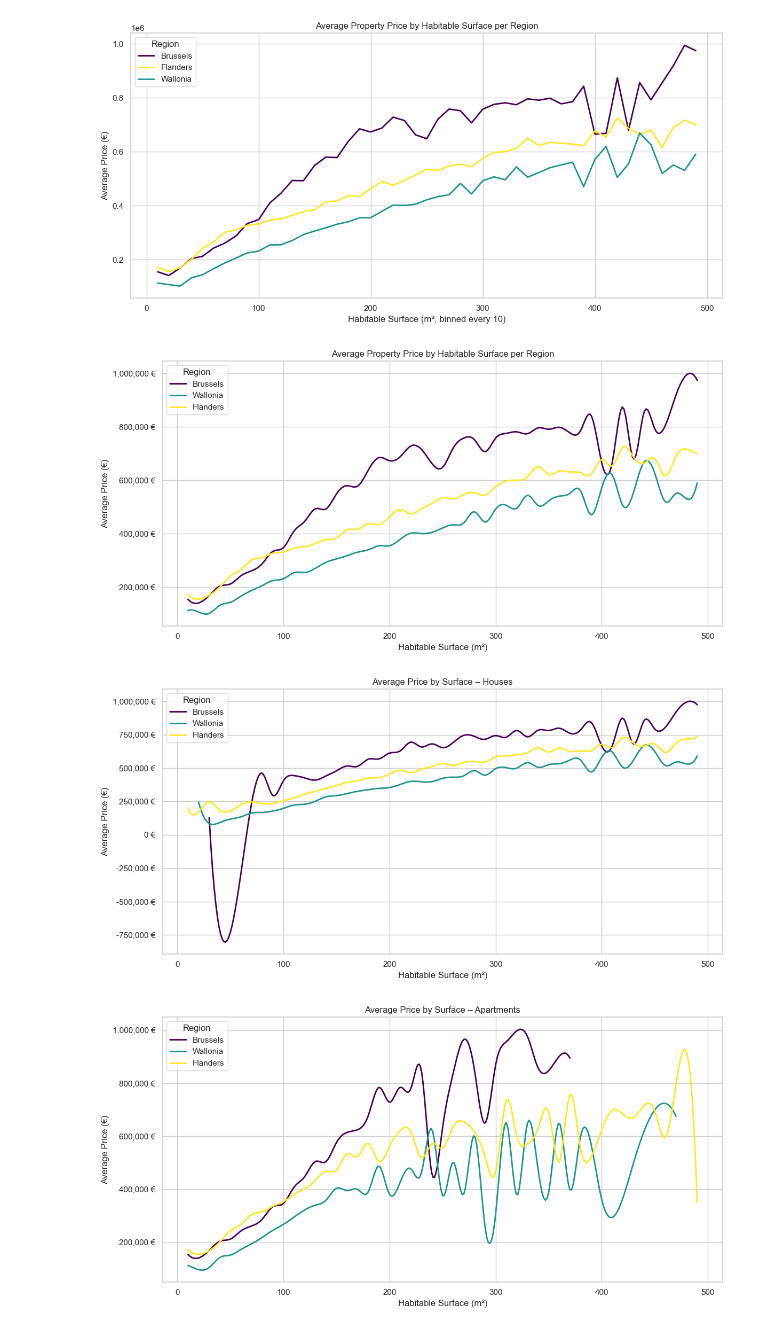
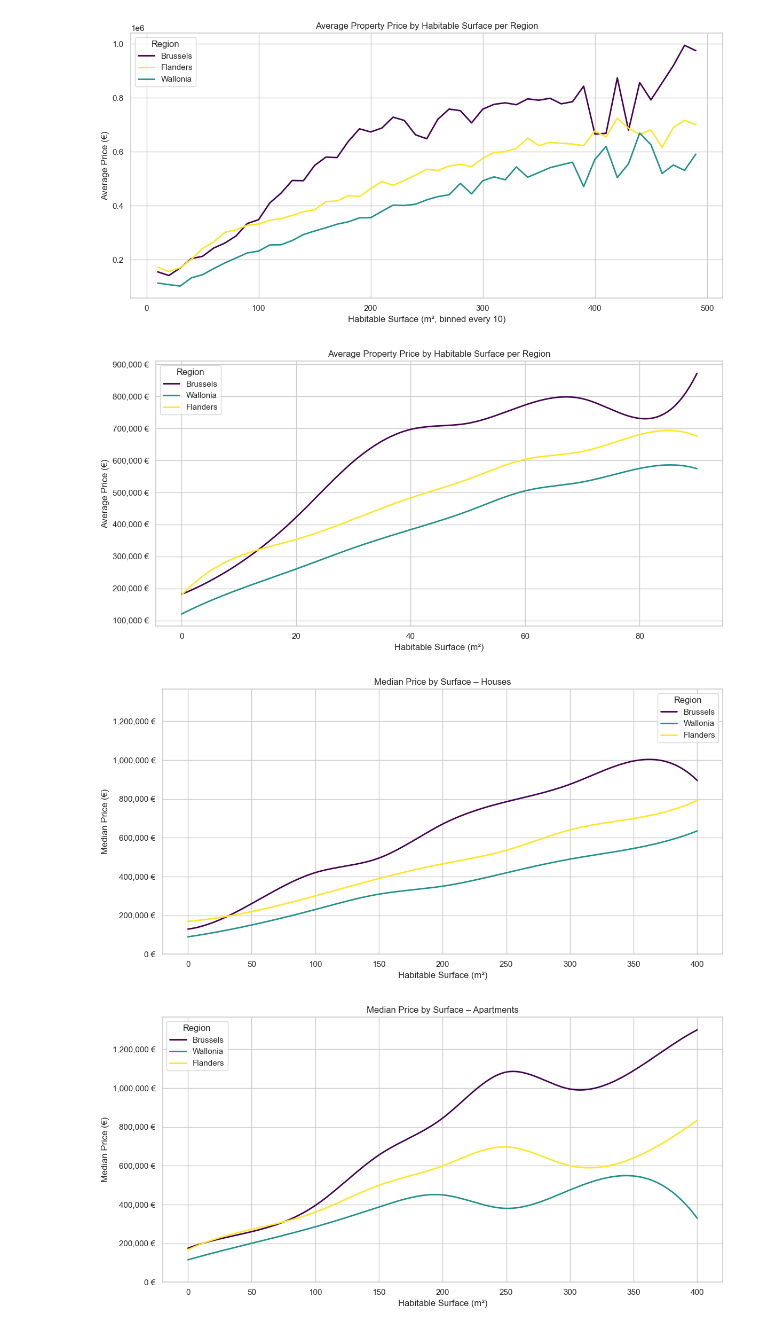
Before and after one commit to meganmarchale/ImmoEliza_analysis, a Jupyter notebook: utils/graphs/clean_graphs_Meg.ipynb, the cells around one changed output. Drawn from its saved outputs; the diff is of its cells as text; code cells hidden in the pictures.

```diff
--- a/utils/graphs/clean_graphs_Meg.ipynb
+++ b/utils/graphs/clean_graphs_Meg.ipynb
@@ -298,7 +292,7 @@ df = df.dropna(subset=['price', 'habitableSurface', 'region'])
 df = df[(df['price'] < 1_000_000) & (df['habitableSurface'] < 500)]
 
 # Bin surface
-df['surface_bin'] = (df['habitableSurface'] // 10) * 10
+df['surface_bin'] = (df['habitableSurface'] // 50) * 10
 grouped = df.groupby(['region', 'surface_bin'])['price'].mean().reset_index()
 
 # Seaborn style
@@ -320,8 +314,7 @@ for region, color in region_palette.items():
     x = region_data['surface_bin']
     y = region_data['price']
 
-    if len(x) >= 4:  # need at least 4 points for a good spline
-        # Generate smooth x values
+    if len(x) >= 4: # Generate smooth x values
         x_smooth = np.linspace(x.min(), x.max(), 300)
         spline = make_interp_spline(x, y, k=3)  # cubic spline
         y_smooth = spline(x_smooth)
@@ -342,7 +335,7 @@ plt.legend(title="Region")
 plt.tight_layout()
 plt.show()
 # %% [output]
-[figure, old version]
+[figure, new version]
 # %%
 import pandas as pd
 import matplotlib.pyplot as plt
@@ -351,64 +344,69 @@ import numpy as np
 from scipy.interpolate import make_interp_spline
 import matplotlib.ticker as mtick
 
-# Load and clean
-df = pd.read_csv(input_file)
-df['price'] = pd.to_numeric(df['price'], errors='coerce')
-df['habitableSurface'] = pd.to_numeric(df['habitableSurface'], errors='coerce')
-df = df.dropna(subset=['price', 'habitableSurface', 'region', 'type'])
-df = df[(df['price'] < 1_000_000) & (df['habitableSurface'] < 500)]
 
-# Surface bins
-df['surface_bin'] = (df['habitableSurface'] // 10) * 10
+input_file = "/Users/meganmarchale/Documents/BeCode/Projects/ImmoEliza_analysis/data/cleaned_data.csv"
+surface_max = 450
+price_max = 1_500_000
+surface_bin_size = 50
+ylim_padding = 1.05
 
-# Grouped averages
-grouped = df.groupby(['type', 'region', 'surface_bin'])['price'].mean().reset_index()
-
-# Colors per region
+# Color per region
 region_palette = {
     'Brussels': '#440154',
     'Wallonia': '#21918c',
     'Flanders': '#fde725'
 }
 
-# Seaborn style
-sns.set_theme(style="whitegrid")
+# Load and clean
+df = pd.read_csv(input_file)
+df['price'] = pd.to_numeric(df['price'], errors='coerce')
+df['habitableSurface'] = pd.to_numeric(df['habitableSurface'], errors='coerce')
 
-# Function to plot one chart per type
-def plot_smoothed_lines(property_type):
+df = df.dropna(subset=['price', 'habitableSurface', 'region', 'type'])
+df = df[(df['price'] < 1_500_000) & (df['habitableSurface'] < surface_max)]
+
+# Bin surface
+df['surface_bin'] = (df['habitableSurface'] // surface_bin_size) * surface_bin_size
+
+# Group by median
+grouped = df.groupby(['type', 'region', 'surface_bin'])['price'].median().reset_index()
+real_max_price = grouped['price'].max()
+
+# Plot function
+def plot_median_lines(property_type):
     plt.figure(figsize=(12, 6))
 
     for region, color in region_palette.items():
-        data = grouped[(grouped['type'] == property_type) & (grouped['region'] == region)]
-        data = data.sort_values(by='surface_bin')
-
+        data = grouped[(grouped['type'] == property_type) & (grouped['region'] == region)].sort_values('surface_bin')
         x = data['surface_bin']
         y = data['price']
-
         if len(x) >= 4:
             x_smooth = np.linspace(x.min(), x.max(), 300)
             spline = make_interp_spline(x, y, k=3)
             y_smooth = spline(x_smooth)
+            y_smooth = np.clip(y_smooth, 0, real_max_price * 1.05)
             plt.plot(x_smooth, y_smooth, label=region, color=color, linewidth=2)
-        else:
+
+        elif len(x) > 1:
             plt.plot(x, y, label=region, color=color, linewidth=2)
 
-    plt.title(f"Average Price by Surface – {property_type.title()}s")
+    # Axis formatting
+    plt.title(f"Median Price by Surface – {property_type.title()}s")
     plt.xlabel("Habitable Surface (m²)")
-    plt.ylabel("Average Price (€)")
+    plt.ylabel("Median Price (€)")
+    plt.ylim(0, real_max_price * ylim_padding)
     plt.gca().yaxis.set_major_formatter(mtick.FuncFormatter(lambda x, _: f"{int(x):,} €"))
     plt.legend(title="Region")
     plt.tight_layout()
     plt.show()
 
-# 🔹 Plot for Houses
-plot_smoothed_lines("HOUSE")
 
-# 🔹 Plot for Apartments
-plot_smoothed_lines("APARTMENT")
+plot_median_lines("HOUSE")
+plot_median_lines("APARTMENT")
 # %% [output]
-[figure, old version]
+[figure, new version]
-[figure, old version]
+[figure, new version]
 # %%
 import pandas as pd
 import matplotlib.pyplot as plt
```
Also changed, not shown: parts of 7 cells of this notebook.
